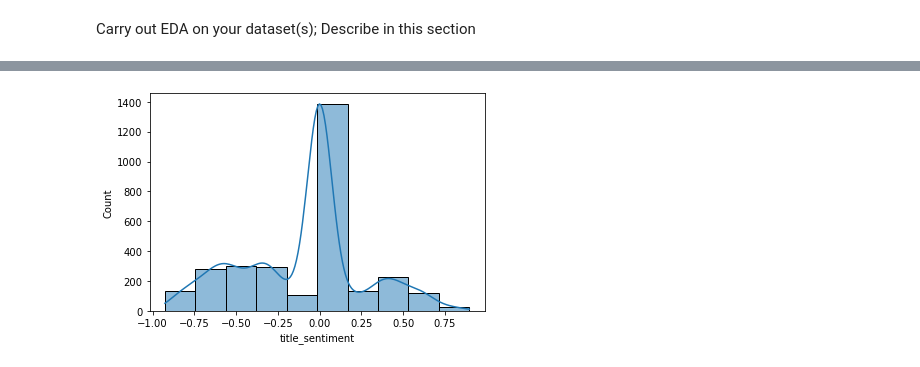
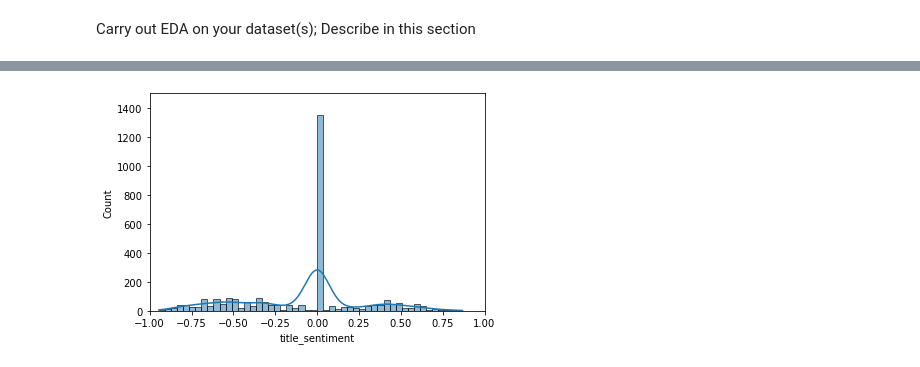
Before and after one commit to bridge-exe/Political-Polarity-Sentiments, a Jupyter notebook: EDACheckpoint_group046.ipynb, the cells around one changed output, grey strips where cells are left out. Cells and saved outputs as stored; diff of their text form; code cells hidden in the pictures.

```diff
--- a/EDACheckpoint_group046.ipynb
+++ b/EDACheckpoint_group046.ipynb
@@ -228,7 +228,10 @@ news
 3000 rows × 5 columns
-# %%
-sns.histplot(news['title_sentiment'], bins=10, kde=True);
-# %% [output]
-[figure, removed]
+# %%
+total_plot = sns.histplot(news['title_sentiment'], bins=50, kde=True);
+
+total_plot.set(ylim=(0,1500));
+total_plot.set(xlim=(-1,1));
+# %% [output]
+[figure, added]
 # %%
 breitbart = news[news['publication'] == 'Breitbart']
```
Also changed, not shown: parts of 7 cells of this notebook.
